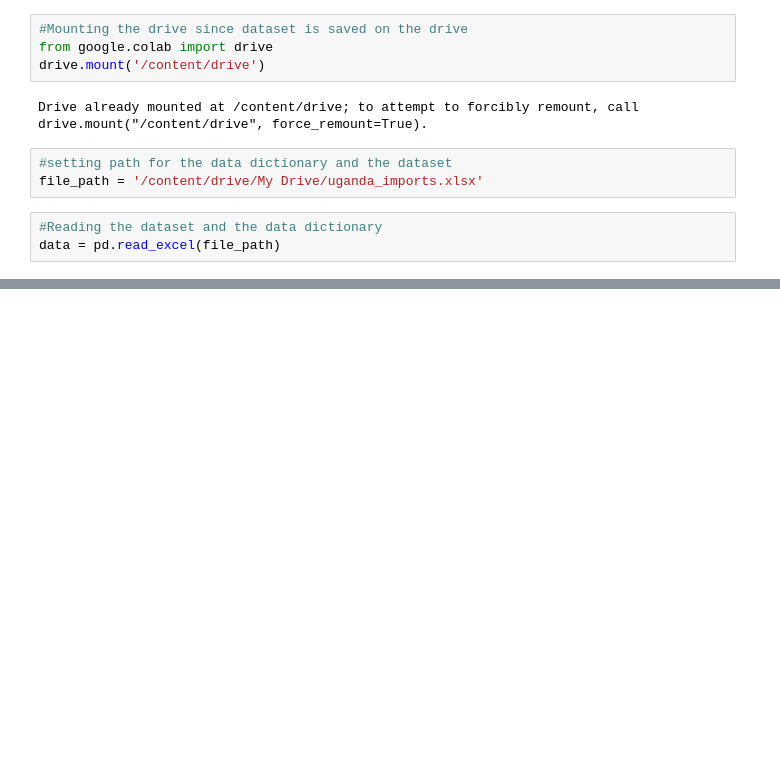
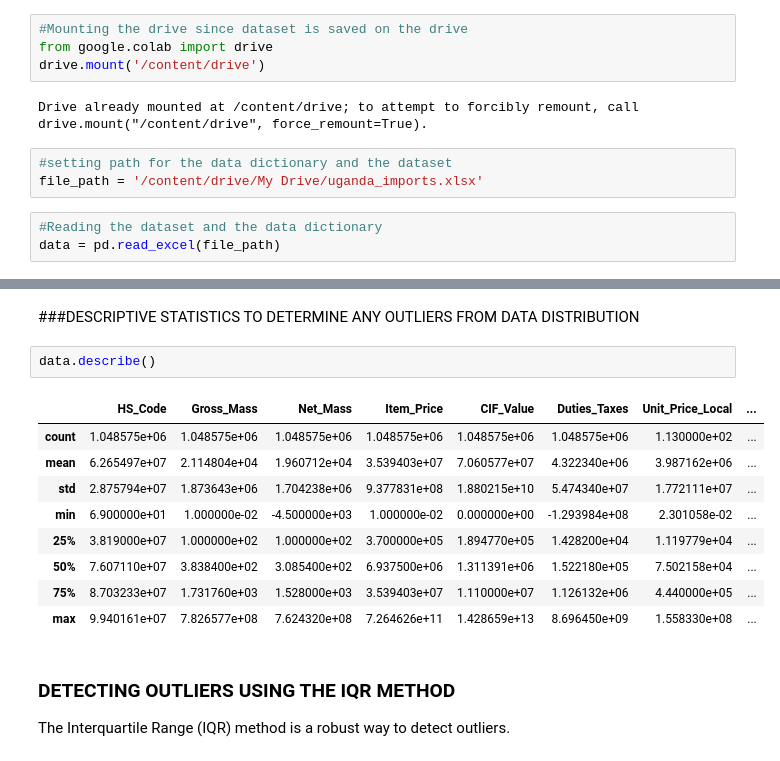
Before and after one commit to sentongo-web/MASTERS_DEGREE_PROJECT_MSDS, a Jupyter notebook: project_code.ipynb, the cells around one changed output, grey strips where cells are left out. Drawn from its saved outputs; the diff is of its cells as text; blank space fills up the shorter version.

```diff
--- a/project_code.ipynb
+++ b/project_code.ipynb
@@ -42,0 +225,17 @@ data = pd.read_excel(file_path)
+# %% [markdown]
+###DESCRIPTIVE STATISTICS TO DETERMINE ANY OUTLIERS FROM DATA DISTRIBUTION
+# %%
+data.describe()
+# %% [output]
+|  | HS_Code | Gross_Mass | Net_Mass | Item_Price | CIF_Value | Duties_Taxes | Unit_Price_Local | ... |
+| count | 1.048575e+06 | 1.048575e+06 | 1.048575e+06 | 1.048575e+06 | 1.048575e+06 | 1.048575e+06 | 1.130000e+02 | ... |
+| mean | 6.265497e+07 | 2.114804e+04 | 1.960712e+04 | 3.539403e+07 | 7.060577e+07 | 4.322340e+06 | 3.987162e+06 | ... |
+| std | 2.875794e+07 | 1.873643e+06 | 1.704238e+06 | 9.377831e+08 | 1.880215e+10 | 5.474340e+07 | 1.772111e+07 | ... |
+| min | 6.900000e+01 | 1.000000e-02 | -4.500000e+03 | 1.000000e-02 | 0.000000e+00 | -1.293984e+08 | 2.301058e-02 | ... |
+| 25% | 3.819000e+07 | 1.000000e+02 | 1.000000e+02 | 3.700000e+05 | 1.894770e+05 | 1.428200e+04 | 1.119779e+04 | ... |
+| 50% | 7.607110e+07 | 3.838400e+02 | 3.085400e+02 | 6.937500e+06 | 1.311391e+06 | 1.522180e+05 | 7.502158e+04 | ... |
+| 75% | 8.703233e+07 | 1.731760e+03 | 1.528000e+03 | 3.539403e+07 | 1.110000e+07 | 1.126132e+06 | 4.440000e+05 | ... |
+| max | 9.940161e+07 | 7.826577e+08 | 7.624320e+08 | 7.264626e+11 | 1.428659e+13 | 8.696450e+09 | 1.558330e+08 | ... |
+# %% [markdown]
+### DETECTING OUTLIERS USING THE IQR METHOD
+The Interquartile Range (IQR) method is a robust way to detect outliers.
```
Also changed, not shown: parts of 25 cells of this notebook.
